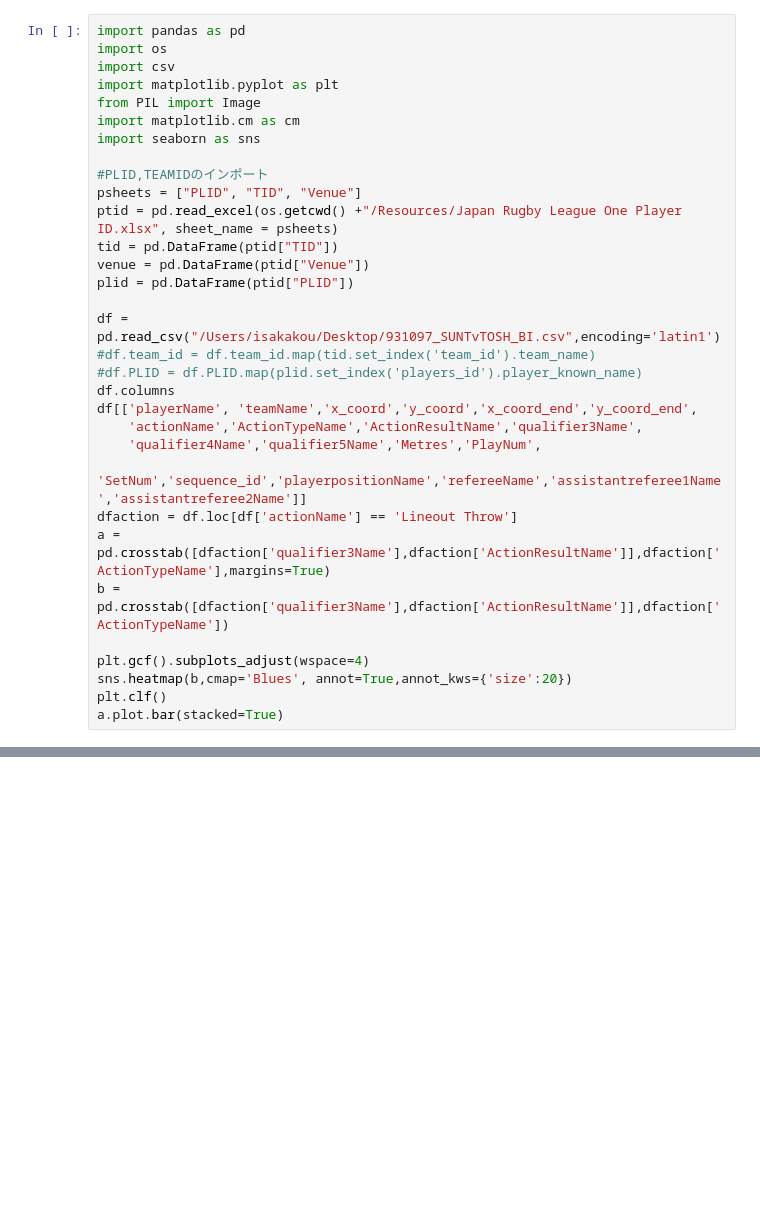
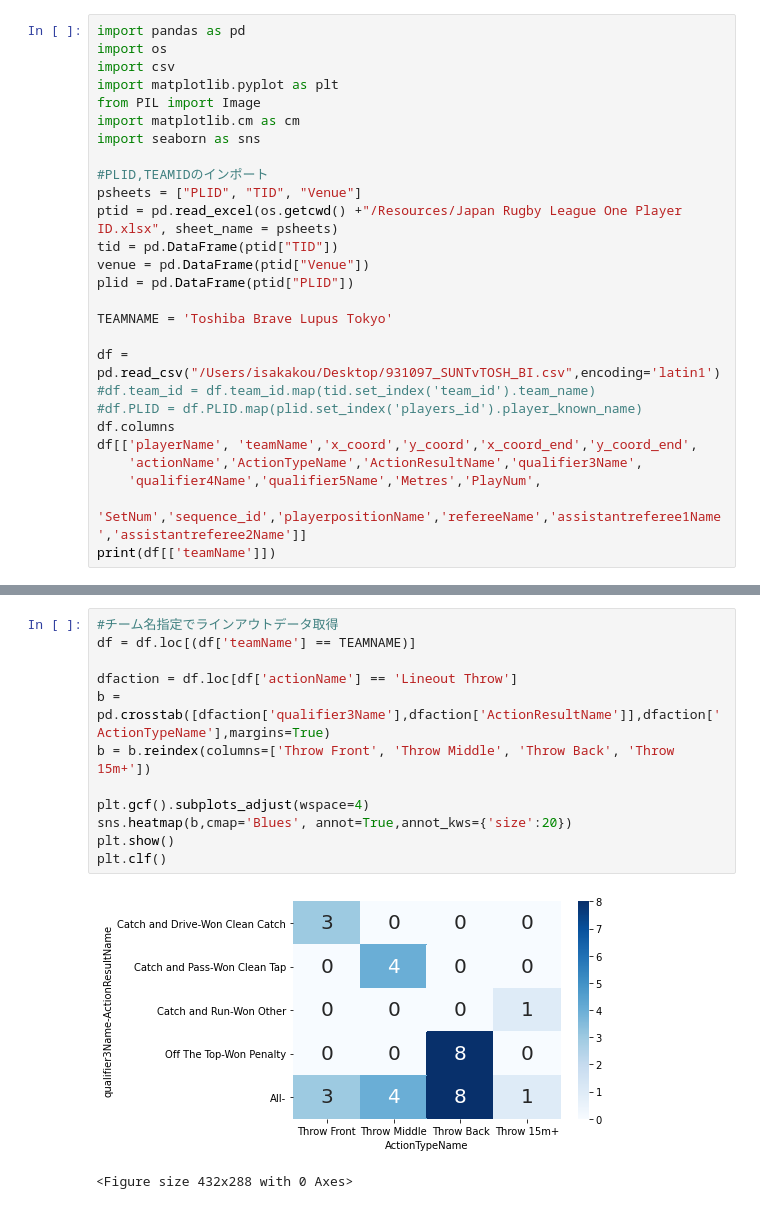
Before and after one commit to Kou-ISK/RugbyHub_Reader, a Jupyter notebook: Rugbyhub_Reader.ipynb, the cells around one changed output, grey strips where cells are left out. Saved outputs shown, nothing was run; the diff lists cells and outputs as text; blank space fills up the shorter version.

```diff
--- a/Rugbyhub_Reader.ipynb
+++ b/Rugbyhub_Reader.ipynb
@@ -14,6 +14,8 @@ tid = pd.DataFrame(ptid["TID"])
 venue = pd.DataFrame(ptid["Venue"])
 plid = pd.DataFrame(ptid["PLID"])
 
+TEAMNAME = 'Toshiba Brave Lupus Tokyo'
+
 df = pd.read_csv("/Users/isakakou/Desktop/931097_SUNTvTOSH_BI.csv",encoding='latin1')
 #df.team_id = df.team_id.map(tid.set_index('team_id').team_name)
 #df.PLID = df.PLID.map(plid.set_index('players_id').player_known_name)
@@ -22,12 +24,5 @@ df[['playerName', 'teamName','x_coord','y_coord','x_coord_end','y_coord_end',
     'actionName','ActionTypeName','ActionResultName','qualifier3Name',
     'qualifier4Name','qualifier5Name','Metres','PlayNum',
     'SetNum','sequence_id','playerpositionName','refereeName','assistantreferee1Name','assistantreferee2Name']]
-dfaction = df.loc[df['actionName'] == 'Lineout Throw']
-a = pd.crosstab([dfaction['qualifier3Name'],dfaction['ActionResultName']],dfaction['ActionTypeName'],margins=True)
-b = pd.crosstab([dfaction['qualifier3Name'],dfaction['ActionResultName']],dfaction['ActionTypeName'])
-
-plt.gcf().subplots_adjust(wspace=4)
-sns.heatmap(b,cmap='Blues', annot=True,annot_kws={'size':20})
-plt.clf()
-a.plot.bar(stacked=True)
+print(df[['teamName']])
 # %% [output]
@@ -36,0 +43,15 @@ a.plot.bar(stacked=True)
+# %%
+#チーム名指定でラインアウトデータ取得
+df = df.loc[(df['teamName'] == TEAMNAME)]
+
+dfaction = df.loc[df['actionName'] == 'Lineout Throw']
+b = pd.crosstab([dfaction['qualifier3Name'],dfaction['ActionResultName']],dfaction['ActionTypeName'],margins=True)
+b = b.reindex(columns=['Throw Front', 'Throw Middle', 'Throw Back', 'Throw 15m+'])
+
+plt.gcf().subplots_adjust(wspace=4)
+sns.heatmap(b,cmap='Blues', annot=True,annot_kws={'size':20})
+plt.show()
+plt.clf()
+# %% [output]
+[figure, added]
+<Figure size 432x288 with 0 Axes>
```
Also changed, not shown: parts of 4 cells of this notebook, 1 other file.
